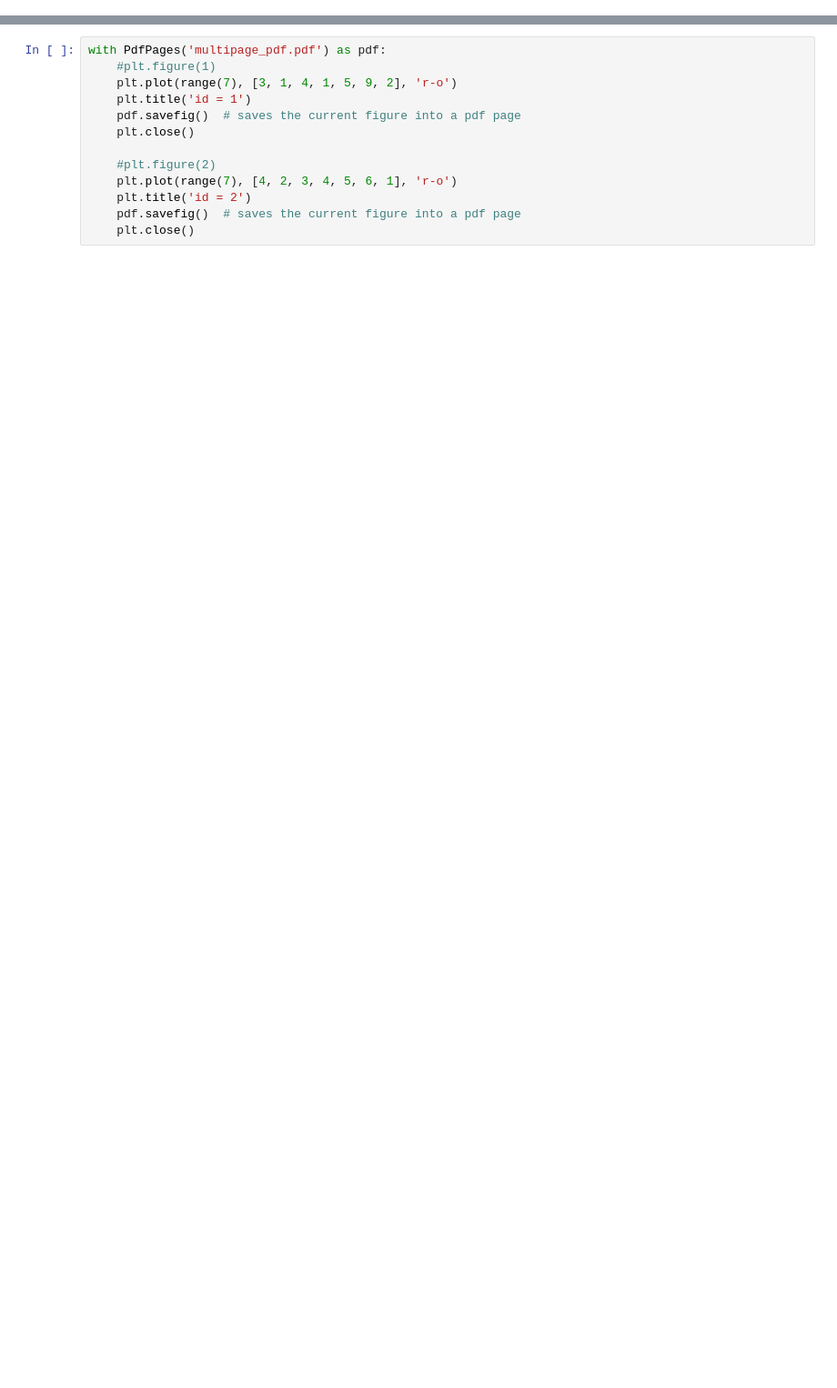
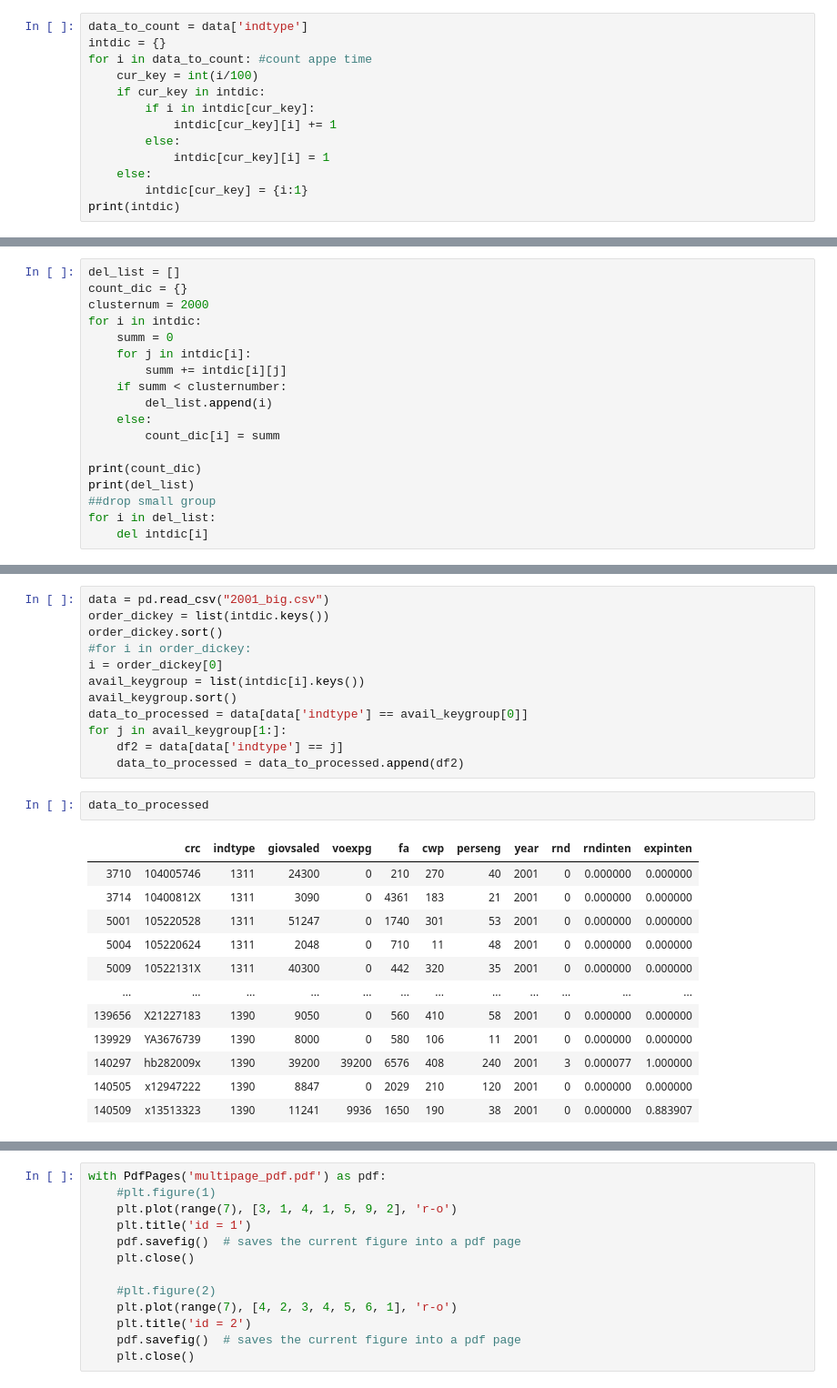
Before and after one commit to Django-Jiang/FirmCluster, a Jupyter notebook: test.ipynb, the cells around one changed output, grey strips where cells are left out. Shown at 91% size. Cells and saved outputs as stored; diff of their text form; blank space fills up the shorter version.

```diff
--- a/test.ipynb
+++ b/test.ipynb
@@ -6,0 +30,13 @@ import pandas as pd
+# %%
+data_to_count = data['indtype']
+intdic = {}
+for i in data_to_count: #count appe time
+    cur_key = int(i/100)
+    if cur_key in intdic:
+        if i in intdic[cur_key]:
+            intdic[cur_key][i] += 1
+        else:
+            intdic[cur_key][i] = 1
+    else:
+        intdic[cur_key] = {i:1}
+print(intdic)
@@ -6,0 +45,18 @@ import pandas as pd
+# %%
+del_list = []
+count_dic = {}
+clusternum = 2000
+for i in intdic:
+    summ = 0
+    for j in intdic[i]:
+        summ += intdic[i][j]
+    if summ < clusternumber:
+        del_list.append(i)
+    else:
+        count_dic[i] = summ
+
+print(count_dic)
+print(del_list)
+##drop small group
+for i in del_list:
+    del intdic[i]
@@ -6,0 +66,27 @@ import pandas as pd
+# %%
+data = pd.read_csv("2001_big.csv")
+order_dickey = list(intdic.keys())
+order_dickey.sort()
+#for i in order_dickey:
+i = order_dickey[0]
+avail_keygroup = list(intdic[i].keys())
+avail_keygroup.sort()
+data_to_processed = data[data['indtype'] == avail_keygroup[0]]
+for j in avail_keygroup[1:]:
+    df2 = data[data['indtype'] == j]
+    data_to_processed = data_to_processed.append(df2)
+# %%
+data_to_processed
+# %% [output]
+|  | crc | indtype | giovsaled | voexpg | fa | cwp | perseng | year | rnd | rndinten | expinten |
+| 3710 | 104005746 | 1311 | 24300 | 0 | 210 | 270 | 40 | 2001 | 0 | 0.000000 | 0.000000 |
+| 3714 | 10400812X | 1311 | 3090 | 0 | 4361 | 183 | 21 | 2001 | 0 | 0.000000 | 0.000000 |
+| 5001 | 105220528 | 1311 | 51247 | 0 | 1740 | 301 | 53 | 2001 | 0 | 0.000000 | 0.000000 |
+| 5004 | 105220624 | 1311 | 2048 | 0 | 710 | 11 | 48 | 2001 | 0 | 0.000000 | 0.000000 |
+| 5009 | 10522131X | 1311 | 40300 | 0 | 442 | 320 | 35 | 2001 | 0 | 0.000000 | 0.000000 |
+| ... | ... | ... | ... | ... | ... | ... | ... | ... | ... | ... | ... |
+| 139656 | X21227183 | 1390 | 9050 | 0 | 560 | 410 | 58 | 2001 | 0 | 0.000000 | 0.000000 |
+| 139929 | YA3676739 | 1390 | 8000 | 0 | 580 | 106 | 11 | 2001 | 0 | 0.000000 | 0.000000 |
+| 140297 | hb282009x | 1390 | 39200 | 39200 | 6576 | 408 | 240 | 2001 | 3 | 0.000077 | 1.000000 |
+| 140505 | x12947222 | 1390 | 8847 | 0 | 2029 | 210 | 120 | 2001 | 0 | 0.000000 | 0.000000 |
+| 140509 | x13513323 | 1390 | 11241 | 9936 | 1650 | 190 | 38 | 2001 | 0 | 0.000000 | 0.883907 |
```
Also changed, not shown: parts of 12 cells of this notebook, 15 other files.
